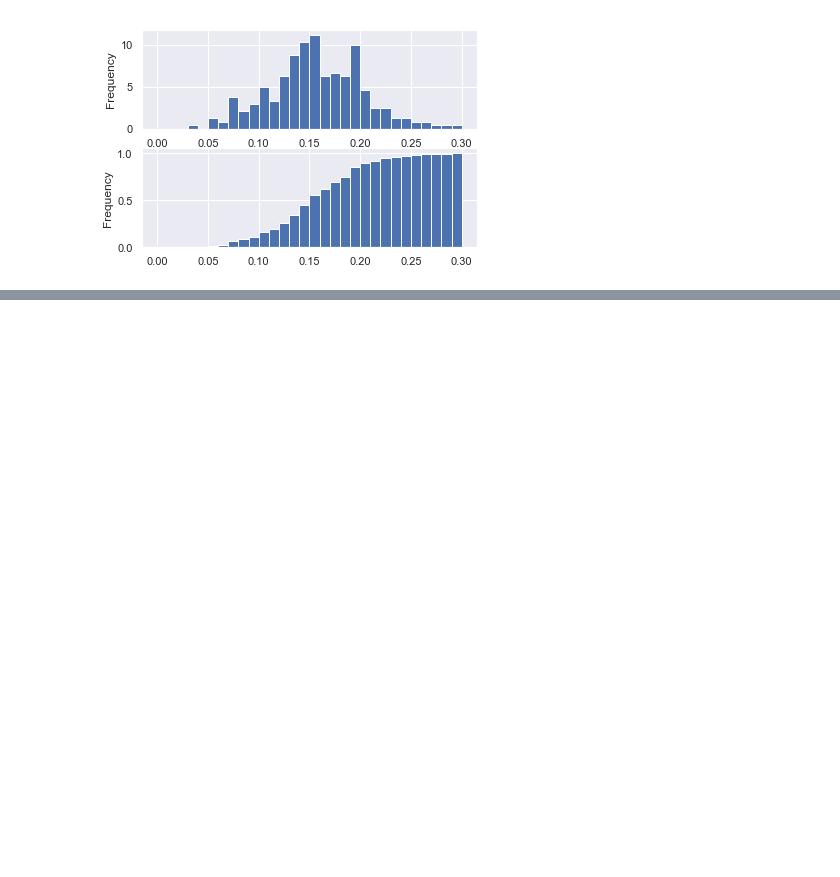
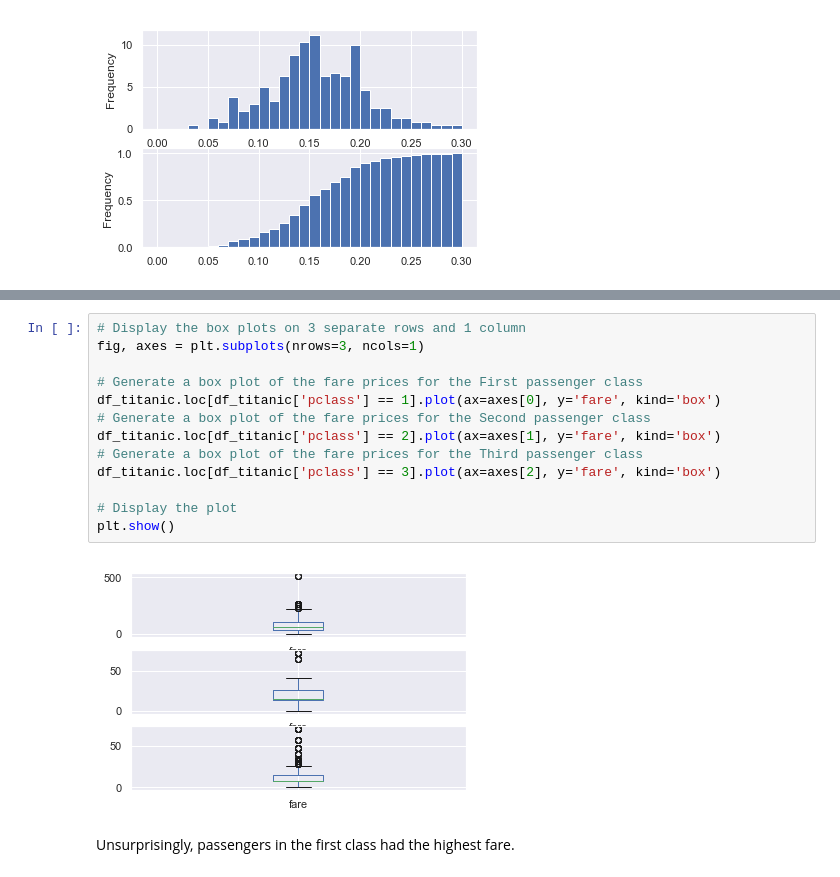
Before and after one commit to mitabunov/DataCamp_pony, a Jupyter notebook: 08_pandas_foundations/02_Exploratory_data_analysis.ipynb, the cells around one changed output, grey strips where cells are left out. Cells and saved outputs as stored; diff of their text form; blank space fills up the shorter version.

```diff
--- a/08_pandas_foundations/02_Exploratory_data_analysis.ipynb
+++ b/08_pandas_foundations/02_Exploratory_data_analysis.ipynb
@@ -144,0 +352,17 @@ plt.show()
+# %%
+# Display the box plots on 3 separate rows and 1 column
+fig, axes = plt.subplots(nrows=3, ncols=1)
+
+# Generate a box plot of the fare prices for the First passenger class
+df_titanic.loc[df_titanic['pclass'] == 1].plot(ax=axes[0], y='fare', kind='box')
+# Generate a box plot of the fare prices for the Second passenger class
+df_titanic.loc[df_titanic['pclass'] == 2].plot(ax=axes[1], y='fare', kind='box')
+# Generate a box plot of the fare prices for the Third passenger class
+df_titanic.loc[df_titanic['pclass'] == 3].plot(ax=axes[2], y='fare', kind='box')
+
+# Display the plot
+plt.show()
+# %% [output]
+[figure, added]
+# %% [markdown]
+Unsurprisingly, passengers in the first class had the highest fare.
```
Also changed, not shown: parts of 16 cells of this notebook, 10 other files.
